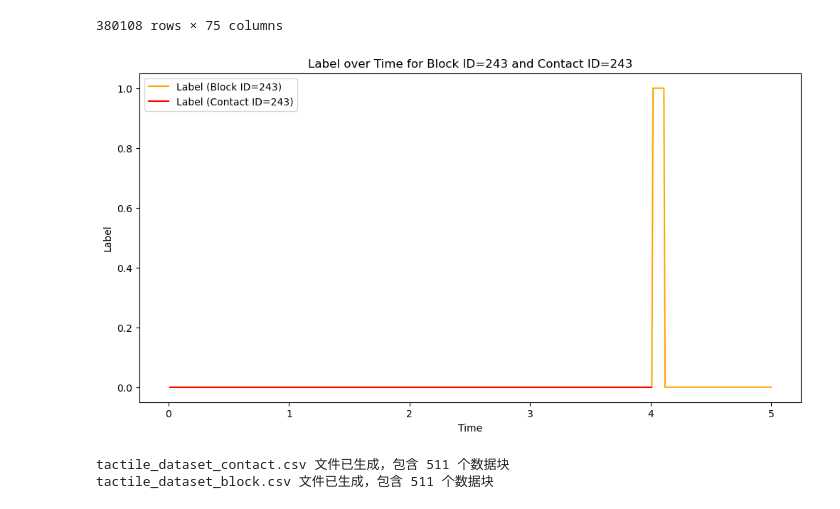
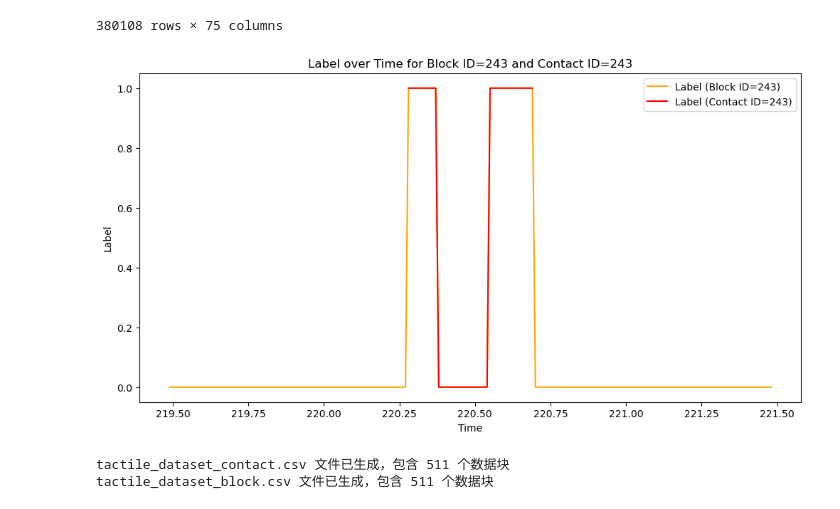
Before and after one commit to MindLabZHAW/tactileGestureDetection, a Jupyter notebook: Spectro_classify.ipynb, the cells around one changed output. Drawn from its saved outputs; the diff is of its cells as text; code cells hidden in the pictures.

```diff
--- a/Spectro_classify.ipynb
+++ b/Spectro_classify.ipynb
@@ -98,36 +98,36 @@ blocked_data
 # %%
 import pandas as pd
 import matplotlib.pyplot as plt
 
 # Load the datasets
-contact_data = pd.read_csv('DATA/tactile_dataset_contact_NC.csv')
-block_data = pd.read_csv('DATA/tactile_dataset_block_NC.csv')
+contact_data = pd.read_csv('DATA/tactile_dataset_contact.csv')
+block_data = pd.read_csv('DATA/tactile_dataset_block.csv')
 
 # Filter data for block_id=1 and contact_id=1
 block_data_filtered = block_data[block_data['block_id'] == 54]
 contact_data_filtered = contact_data[contact_data['contact_id'] == 54]
 
 # Create a figure
 plt.figure(figsize=(12, 6))
 
 # Plot label from block_data (block_id=1) over time
 plt.plot(block_data_filtered['time'], block_data_filtered['label'], label='Label (Block ID=243)', color='orange')
 
 # Plot label from contact_data (contact_id=1) over time
 plt.plot(contact_data_filtered['time'], contact_data_filtered['label'], label='Label (Contact ID=243)', color='red')
 
 # Add labels and title
 plt.xlabel('Time')
 plt.ylabel('Label')
 plt.title('Label over Time for Block ID=243 and Contact ID=243')
 
 # Add legend
 plt.legend()
 
 # Show plot
 plt.show()
 # %% [output]
-[figure, old version]
+[figure, new version]
 # %%
 #切割数据，每个打上对应的tactile type：未考虑无触屏的数据块
 import os
```
